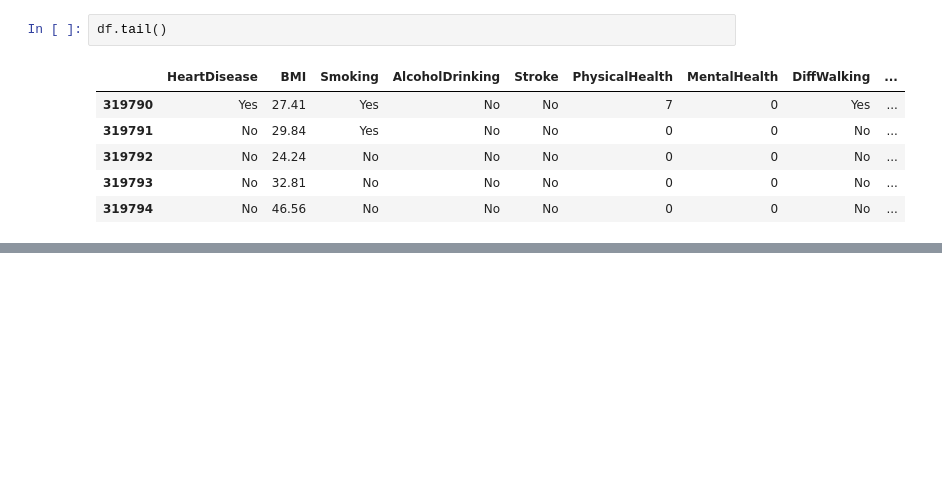
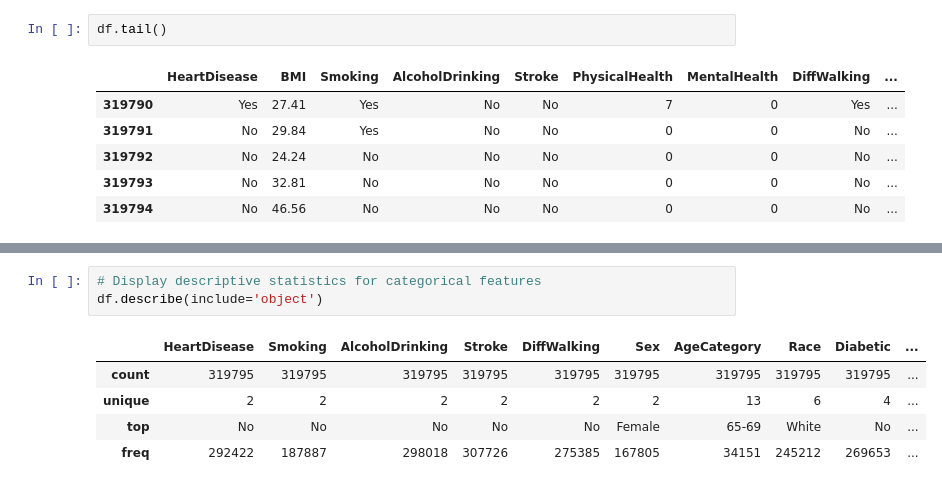
Before and after one commit to Clinton1029/Heart_prediction1, a Jupyter notebook: Heart_prediction.ipynb, the cells around one changed output, grey strips where cells are left out. Drawn from its saved outputs; the diff is of its cells as text; blank space fills up the shorter version.

```diff
--- a/Heart_prediction.ipynb
+++ b/Heart_prediction.ipynb
@@ -80,0 +134,9 @@ df.tail()
+# %%
+# Display descriptive statistics for categorical features
+df.describe(include='object')
+# %% [output]
+|  | HeartDisease | Smoking | AlcoholDrinking | Stroke | DiffWalking | Sex | AgeCategory | Race | Diabetic | ... |
+| count | 319795 | 319795 | 319795 | 319795 | 319795 | 319795 | 319795 | 319795 | 319795 | ... |
+| unique | 2 | 2 | 2 | 2 | 2 | 2 | 13 | 6 | 4 | ... |
+| top | No | No | No | No | No | Female | 65-69 | White | No | ... |
+| freq | 292422 | 187887 | 298018 | 307726 | 275385 | 167805 | 34151 | 245212 | 269653 | ... |
```
Also changed, not shown: parts of 6 cells of this notebook.
